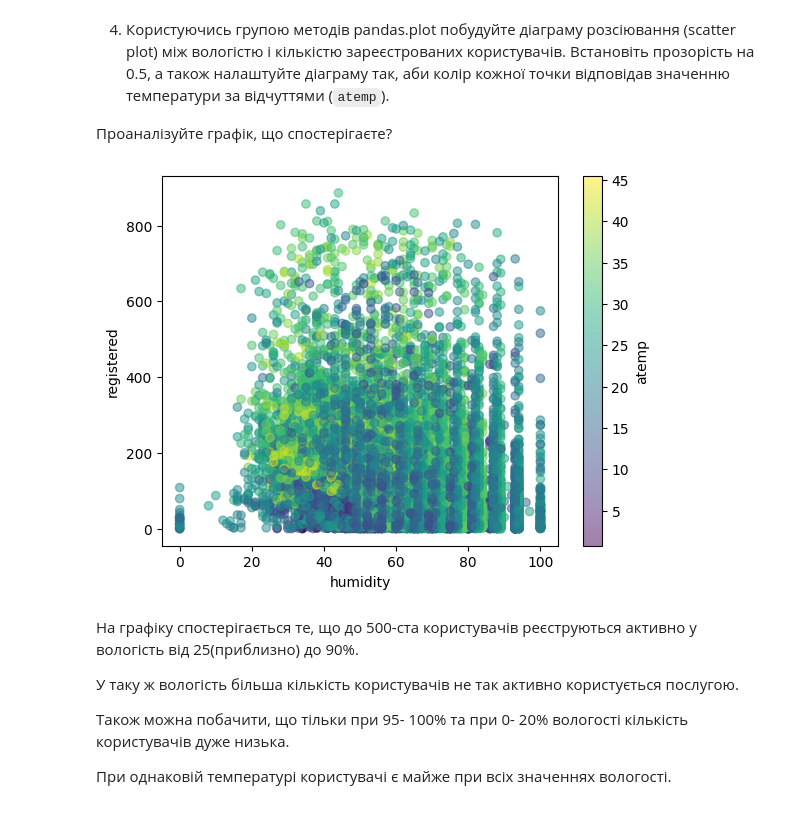
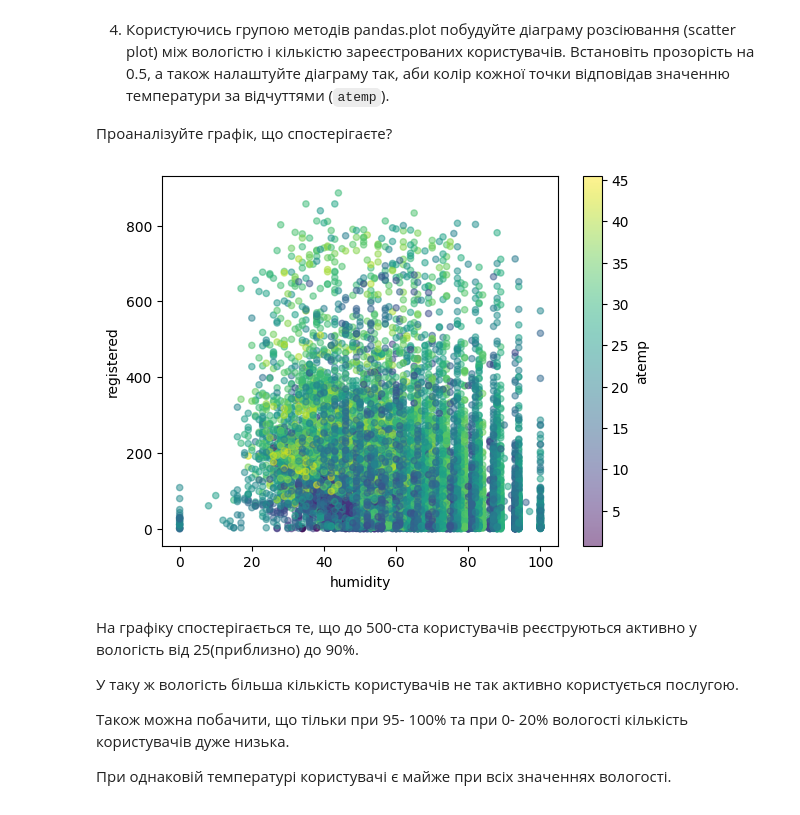
Before and after one commit to YanaGrytsiyenko/home_task_for_course, a Jupyter notebook: HW_4_4_visualizations_pandas.ipynb, the cells around one changed output. Cells and saved outputs as stored; diff of their text form; code cells hidden in the pictures.

```diff
--- a/HW_4_4_visualizations_pandas.ipynb
+++ b/HW_4_4_visualizations_pandas.ipynb
@@ -139,14 +139,11 @@ plt.ylabel('Кількість зареєстрованих користувач
 
 Проаналізуйте графік, що спостерігаєте?
 # %%
-plt.scatter(df['humidity'], df['registered'], alpha = 0.5, c = df['atemp'])
+df.plot.scatter(x='humidity', y='registered', alpha=0.5, c='atemp')
 plt.xlabel('humidity')
-plt.ylabel('registered')
-
-cbar = plt.colorbar() #створюю colorbar + підписую його
-cbar.set_label('atemp')
+plt.ylabel('registered');
 # %% [output]
-[figure, old version]
+[figure, new version]
 # %% [markdown]
 На графіку спостерігається те, що до 500-ста користувачів реєструються активно у вологість від 25(приблизно) до 90%.
 
```
Also changed, not shown: parts of 3 cells of this notebook.
